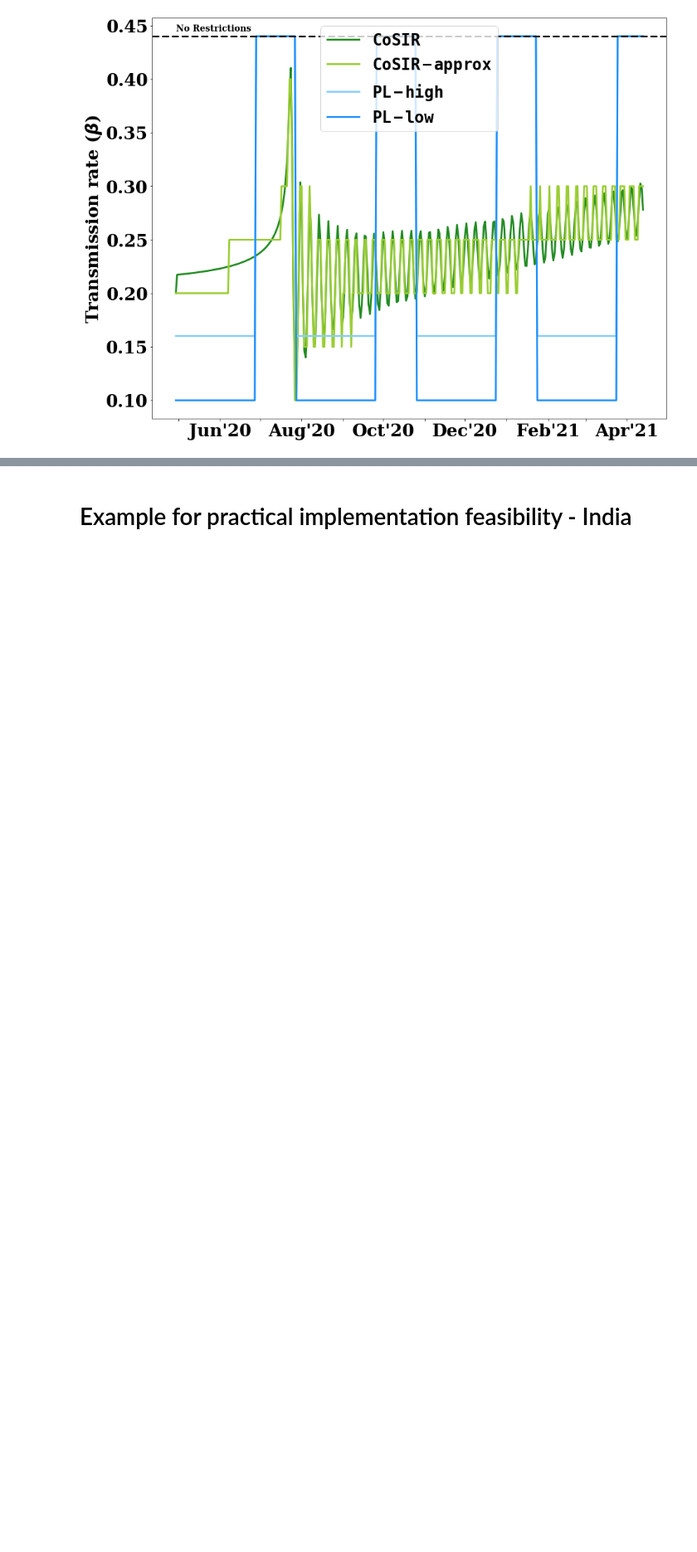
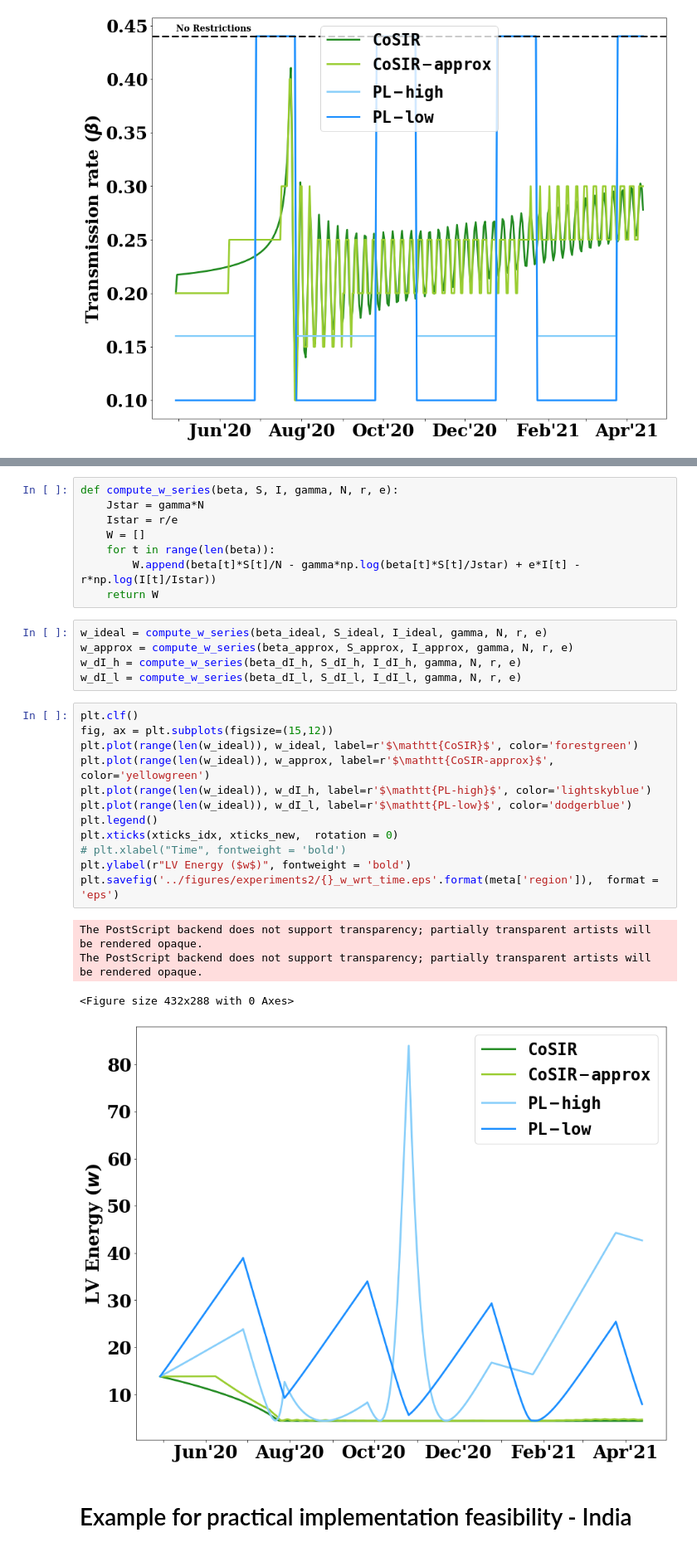
Before and after one commit to dsindiavscovid/CoSIR, a Jupyter notebook: experiments2.ipynb, the cells around one changed output, grey strips where cells are left out. Shown at 83% size. Drawn from its saved outputs; the diff is of its cells as text; blank space fills up the shorter version.

Commit message:
Compute LV Energy

```diff
--- a/experiments2.ipynb
+++ b/experiments2.ipynb
@@ -492,3 +494,33 @@ The PostScript backend does not support transparency; partially transparent arti
+# %%
+def compute_w_series(beta, S, I, gamma, N, r, e):
+    Jstar = gamma*N
+    Istar = r/e
+    W = []
+    for t in range(len(beta)):
+        W.append(beta[t]*S[t]/N - gamma*np.log(beta[t]*S[t]/Jstar) + e*I[t] - r*np.log(I[t]/Istar))
+    return W
+# %%
+w_ideal = compute_w_series(beta_ideal, S_ideal, I_ideal, gamma, N, r, e)
+w_approx = compute_w_series(beta_approx, S_approx, I_approx, gamma, N, r, e)
+w_dI_h = compute_w_series(beta_dI_h, S_dI_h, I_dI_h, gamma, N, r, e)
+w_dI_l = compute_w_series(beta_dI_l, S_dI_l, I_dI_l, gamma, N, r, e)
+# %%
+plt.clf()
+fig, ax = plt.subplots(figsize=(15,12))
+plt.plot(range(len(w_ideal)), w_ideal, label=r'$\mathtt{CoSIR}$', color='forestgreen')
+plt.plot(range(len(w_ideal)), w_approx, label=r'$\mathtt{CoSIR-approx}$', color='yellowgreen')
+plt.plot(range(len(w_ideal)), w_dI_h, label=r'$\mathtt{PL-high}$', color='lightskyblue')
+plt.plot(range(len(w_ideal)), w_dI_l, label=r'$\mathtt{PL-low}$', color='dodgerblue')
+plt.legend()
+plt.xticks(xticks_idx, xticks_new,  rotation = 0)
+# plt.xlabel("Time", fontweight = 'bold')
+plt.ylabel(r"LV Energy ($w$)", fontweight = 'bold')
+plt.savefig('../figures/experiments2/{}_w_wrt_time.eps'.format(meta['region']),  format = 'eps')
+# %% [output]
+The PostScript backend does not support transparency; partially transparent artists will be rendered opaque.
+The PostScript backend does not support transparency; partially transparent artists will be rendered opaque.
+<Figure size 432x288 with 0 Axes>
+[figure, added]
 # %% [markdown]
 # Example for practical implementation feasibility - India
 # %%
```
Also changed, not shown: parts of 5 cells of this notebook, 11 other files.
